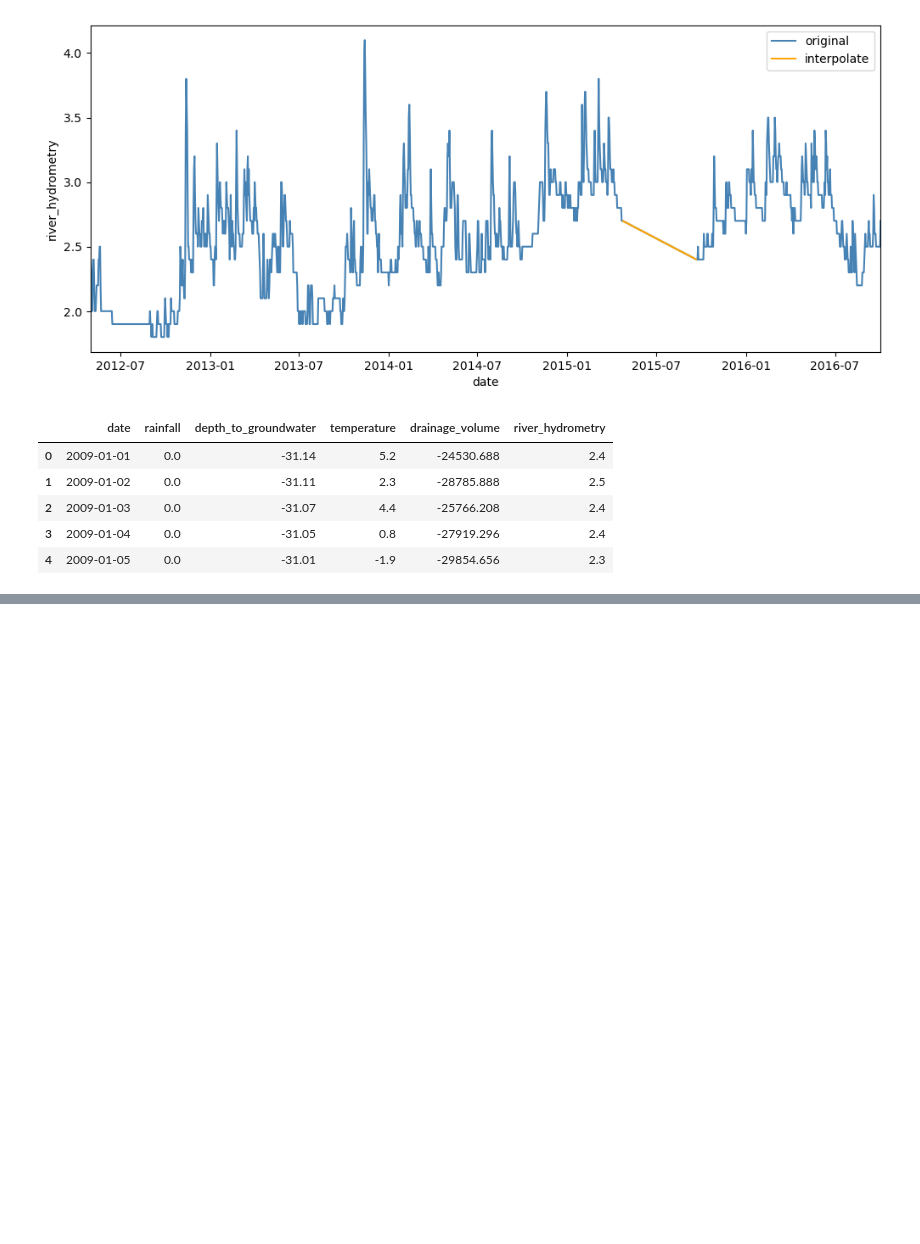
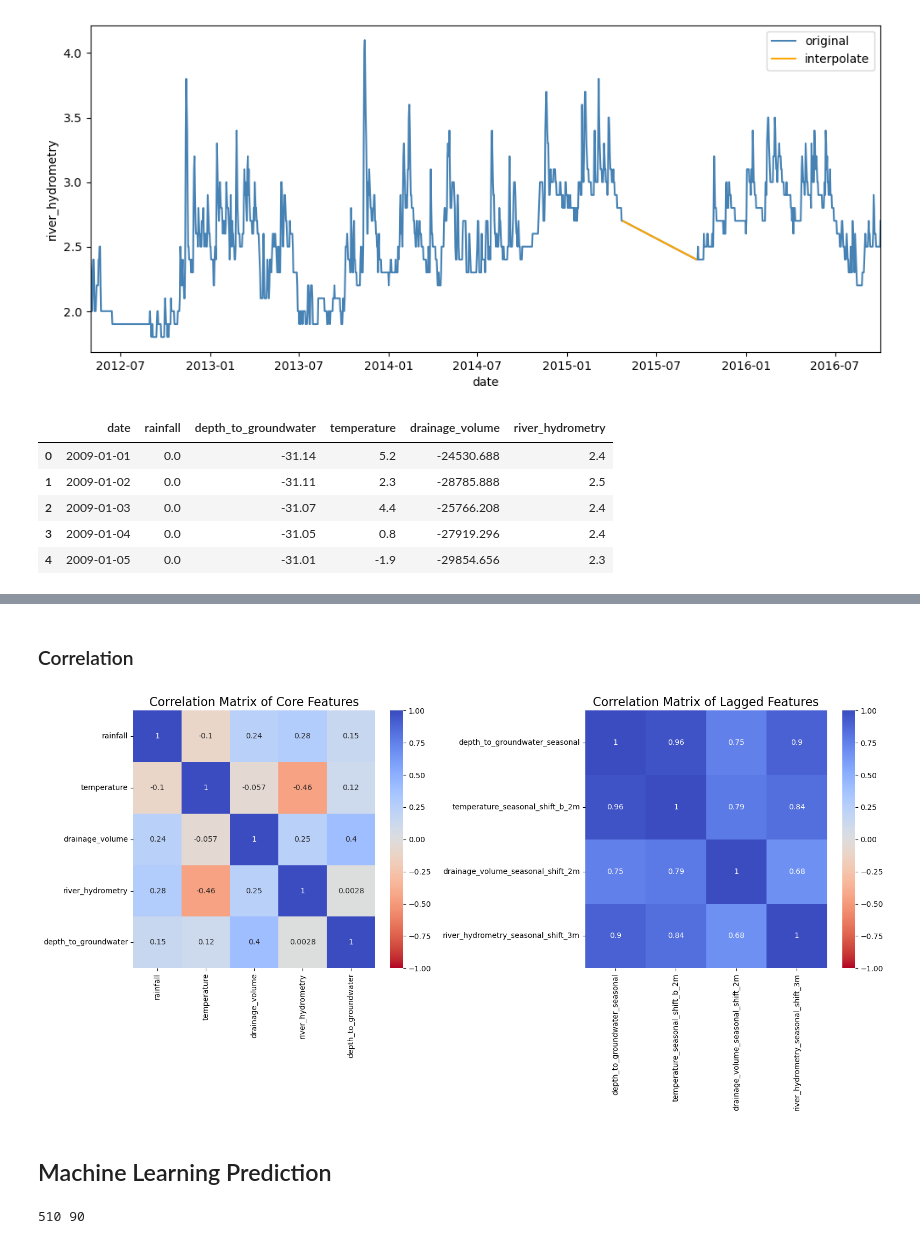
Before and after one commit to S3tuit/jup_lab, a Jupyter notebook: petrignano.ipynb, the cells around one changed output, grey strips where cells are left out. Cells and saved outputs as stored; diff of their text form; code cells hidden in the pictures; blank space fills up the shorter version.

```diff
--- a/petrignano.ipynb
+++ b/petrignano.ipynb
@@ -119,0 +226,53 @@ df.head()
+# %%
+# Temperature and rainfall don't immidiately influence the water level.
+# So we'll shift them.
+
+for column in to_decompose:
+    df[f'{column}_seasonal_shift_b_2m'] = df[f'{column}_seasonal'].shift(-2 * 4) #4=weeks_in_month
+    df[f'{column}_seasonal_shift_b_1m'] = df[f'{column}_seasonal'].shift(-1 * 4)
+    df[f'{column}_seasonal_shift_1m'] = df[f'{column}_seasonal'].shift(1 * 4)
+    df[f'{column}_seasonal_shift_2m'] = df[f'{column}_seasonal'].shift(2 * 4)
+    df[f'{column}_seasonal_shift_3m'] = df[f'{column}_seasonal'].shift(3 * 4)
+# %% [markdown]
+### Correlation
+# %%
+f, ax = plt.subplots(nrows=1, ncols=2, figsize=(16, 8))
+
+corrmat = df[to_decompose].corr()
+
+sns.heatmap(corrmat, annot=True, vmin=-1, vmax=1, cmap='coolwarm_r', ax=ax[0])
+ax[0].set_title('Correlation Matrix of Core Features', fontsize=16)
+
+shifted_cols = [
+    'depth_to_groundwater_seasonal',
+    'temperature_seasonal_shift_b_2m',
+    'drainage_volume_seasonal_shift_2m',
+    'river_hydrometry_seasonal_shift_3m'
+]
+corrmat = df[shifted_cols].corr()
+
+sns.heatmap(corrmat, annot=True, vmin=-1, vmax=1, cmap='coolwarm_r', ax=ax[1])
+ax[1].set_title('Correlation Matrix of Lagged Features', fontsize=16)
+
+
+plt.tight_layout()
+plt.show()
+# %% [output]
+[figure, added]
+# %% [markdown]
+## Machine Learning Prediction
+# %%
+train_size = int(0.85 * len(df))
+test_size = len(df) - train_size
+
+univariate_df = df[['date', 'depth_to_groundwater']].copy()
+univariate_df.columns = ['ds', 'y']
+
+train = univariate_df.iloc[:train_size, :]
+
+x_train, y_train = pd.DataFrame(univariate_df.iloc[:train_size, 0]), pd.DataFrame(univariate_df.iloc[:train_size, 1])
+x_valid, y_valid = pd.DataFrame(univariate_df.iloc[train_size:, 0]), pd.DataFrame(univariate_df.iloc[train_size:, 1])
+
+print(len(train), len(x_valid))
+# %% [output]
+510 90
```
Also changed, not shown: parts of 11 cells of this notebook.
